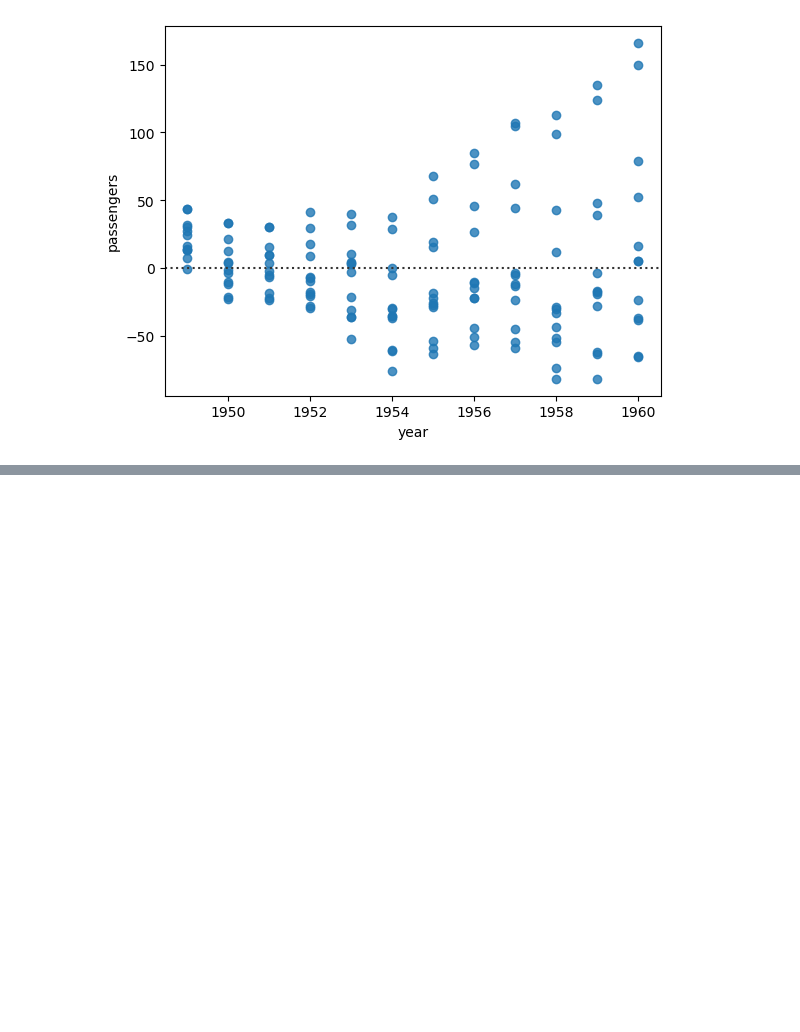
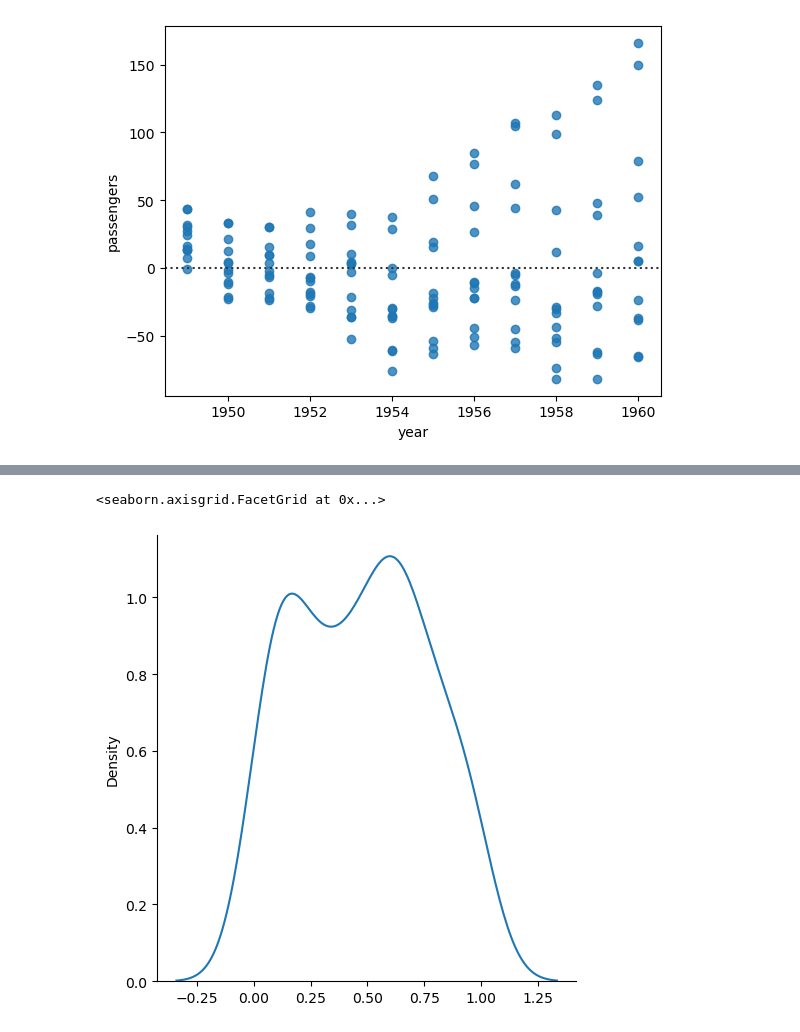
Before and after one commit to aaditya-pdgupta/Python_Course, a Jupyter notebook: Linear_Regression.ipynb, the cells around one changed output, grey strips where cells are left out. Cells and saved outputs as stored; diff of their text form; code cells hidden in the pictures; blank space fills up the shorter version.

```diff
--- a/Linear_Regression.ipynb
+++ b/Linear_Regression.ipynb
@@ -186,0 +205,5 @@ sns.residplot(x = 'year', y = 'passengers', data = flights)
+# %%
+sns.displot(x, kind="kde")
+# %% [output]
+<seaborn.axisgrid.FacetGrid at 0x...>
+[figure, added]
```
Also changed, not shown: parts of 5 cells of this notebook.
